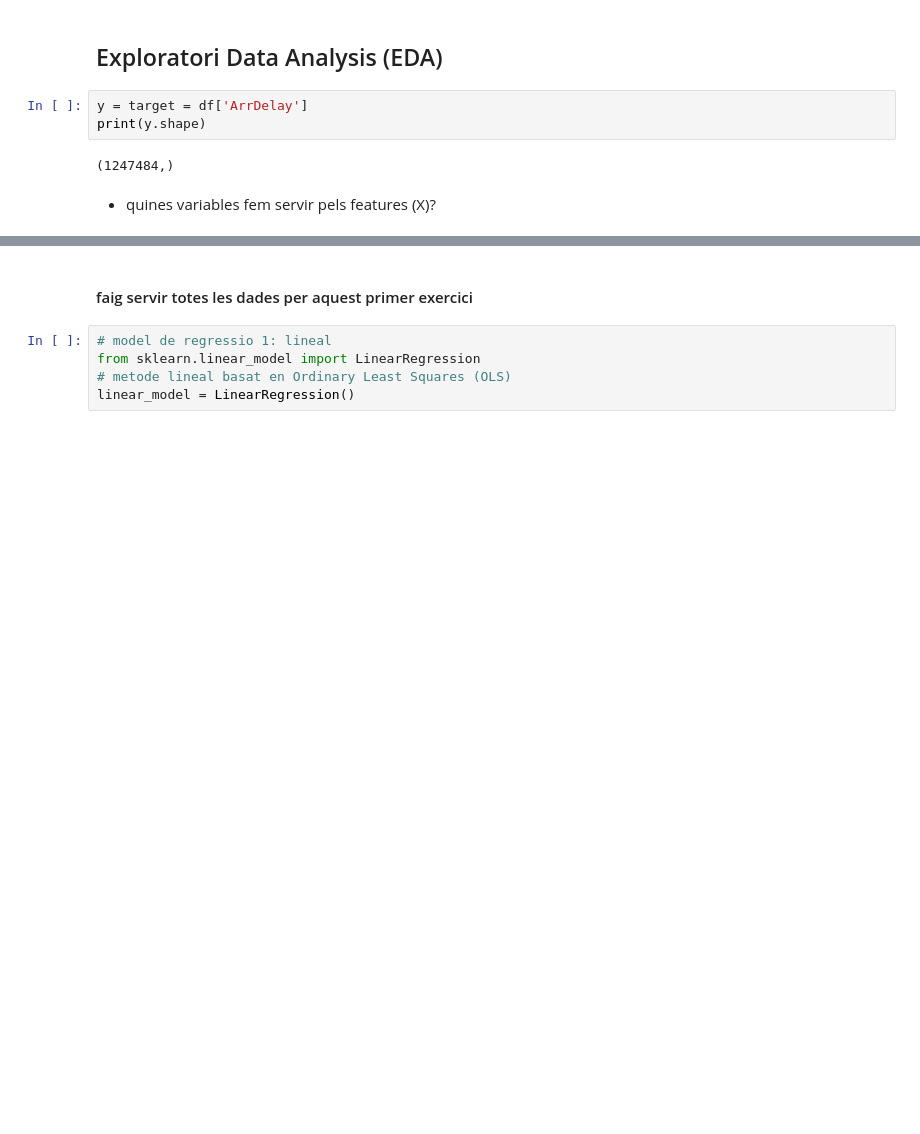
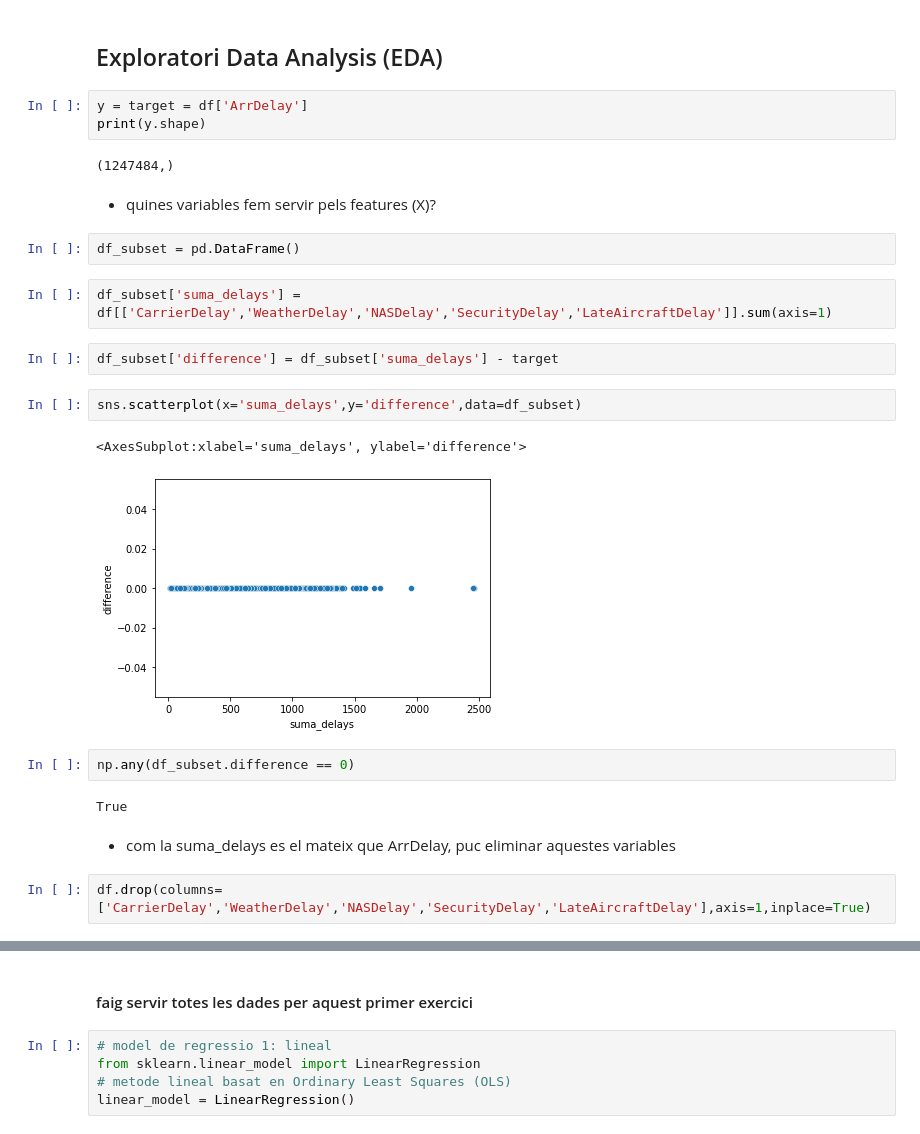
Before and after one commit to ManelForcales/Supervisat_Regressio, a Jupyter notebook: Sprint12 - Regressio.ipynb, the cells around one changed output, grey strips where cells are left out. Cells and saved outputs as stored; diff of their text form; blank space fills up the shorter version.

```diff
--- a/Sprint12 - Regressio.ipynb
+++ b/Sprint12 - Regressio.ipynb
@@ -31,3 +31,22 @@ print(y.shape)
 (1247484,)
 # %% [markdown]
 + quines variables fem servir pels features (X)?
+# %%
+df_subset = pd.DataFrame()
+# %%
+df_subset['suma_delays'] = df[['CarrierDelay','WeatherDelay','NASDelay','SecurityDelay','LateAircraftDelay']].sum(axis=1)
+# %%
+df_subset['difference'] = df_subset['suma_delays'] - target
+# %%
+sns.scatterplot(x='suma_delays',y='difference',data=df_subset)
+# %% [output]
+<AxesSubplot:xlabel='suma_delays', ylabel='difference'>
+[figure, added]
+# %%
+np.any(df_subset.difference == 0)
+# %% [output]
+True
+# %% [markdown]
++ com la suma_delays es el mateix que ArrDelay, puc eliminar aquestes variables
+# %%
+df.drop(columns=['CarrierDelay','WeatherDelay','NASDelay','SecurityDelay','LateAircraftDelay'],axis=1,inplace=True)
```
Also changed, not shown: parts of 40 cells of this notebook.
